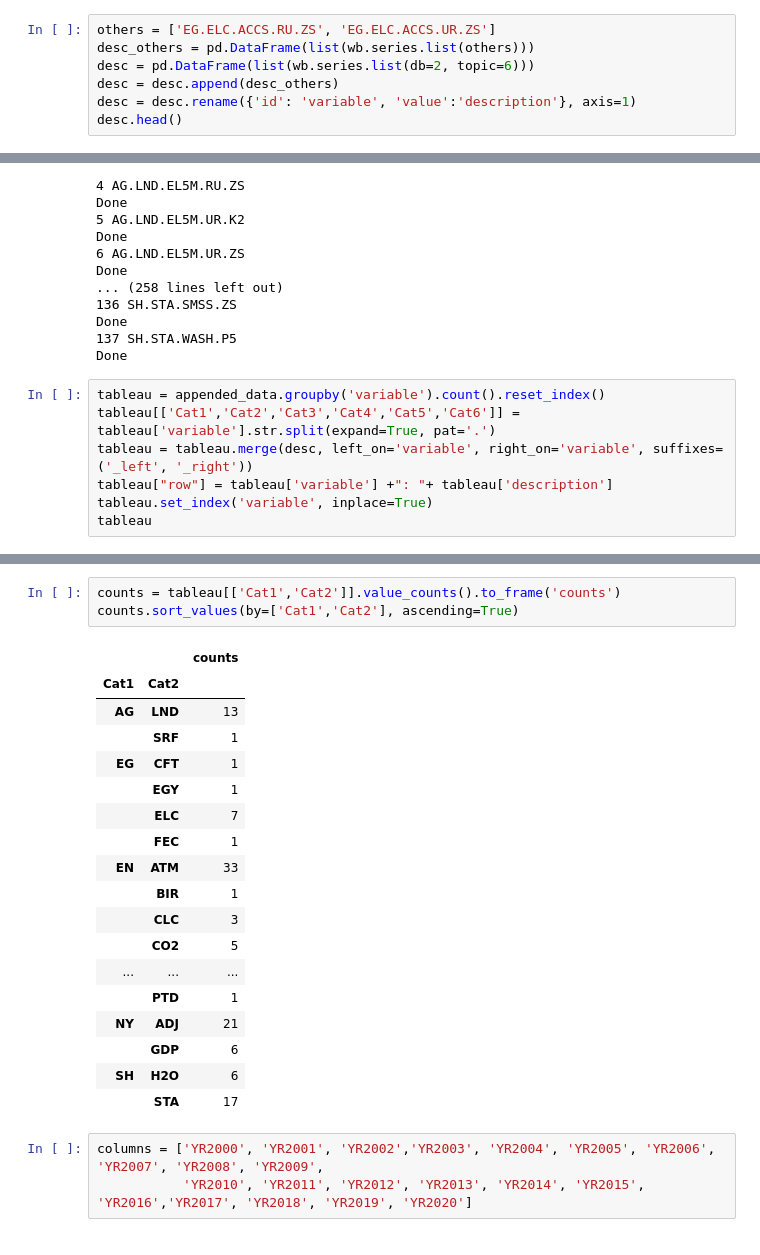
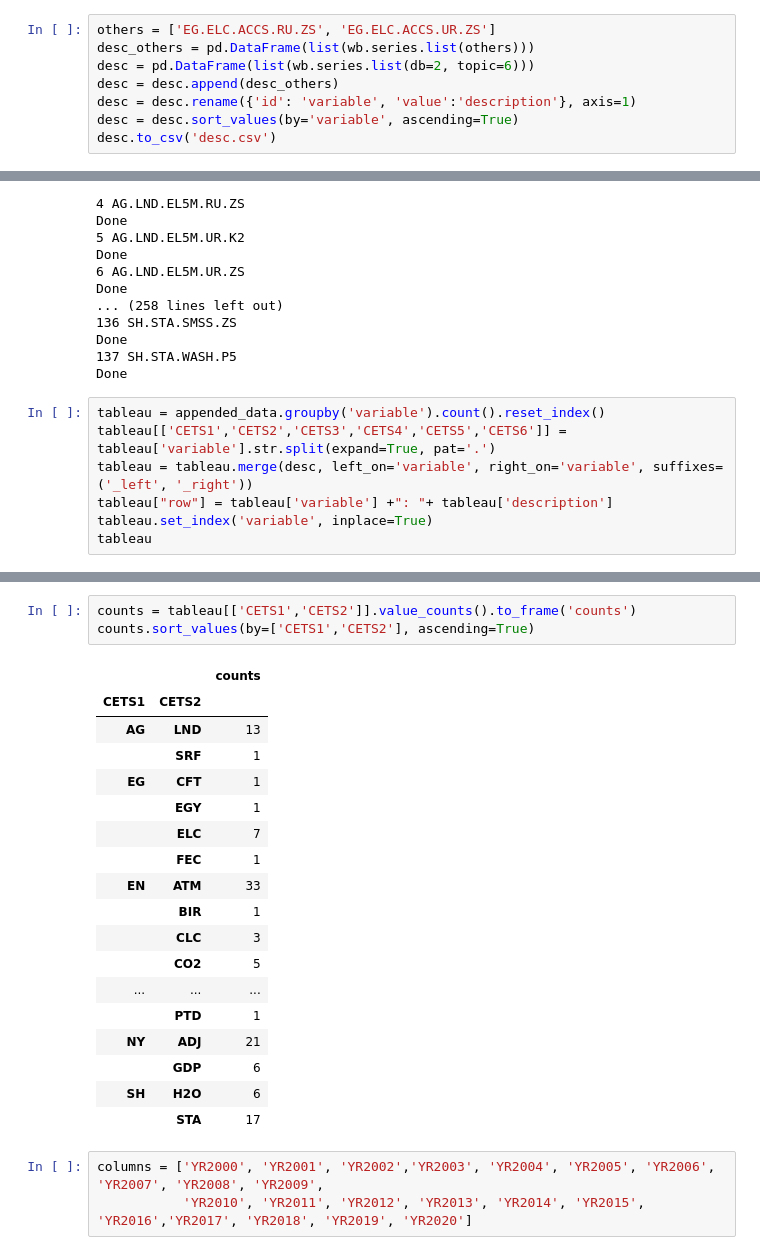
Before and after one commit to JavierParada/JavierParada.github.io, a Jupyter notebook: Inventory/Inventory.ipynb, the cells around one changed output, grey strips where cells are left out. Cells and saved outputs as stored; diff of their text form.

```diff
--- a/Inventory/Inventory.ipynb
+++ b/Inventory/Inventory.ipynb
@@ -51,4 +58,5 @@ desc_others = pd.DataFrame(list(wb.series.list(others)))
 desc = pd.DataFrame(list(wb.series.list(db=2, topic=6)))
 desc = desc.append(desc_others)
 desc = desc.rename({'id': 'variable', 'value':'description'}, axis=1)
-desc.head()
+desc = desc.sort_values(by='variable', ascending=True)
+desc.to_csv('desc.csv')
@@ -141,7 +162,7 @@ Done
 Done
 # %%
 tableau = appended_data.groupby('variable').count().reset_index()
-tableau[['Cat1','Cat2','Cat3','Cat4','Cat5','Cat6']] = tableau['variable'].str.split(expand=True, pat='.')
+tableau[['CETS1','CETS2','CETS3','CETS4','CETS5','CETS6']] = tableau['variable'].str.split(expand=True, pat='.')
 tableau = tableau.merge(desc, left_on='variable', right_on='variable', suffixes=('_left', '_right'))
 tableau["row"] = tableau['variable'] +": "+ tableau['description']
 tableau.set_index('variable', inplace=True)
@@ -166,11 +187,11 @@ tableau
 | SH.STA.SMSS.ZS | 217 | 217 | 89 | 91 | 91 | 91 | 91 | 92 | 93 | 93 | 93 | ... |
 | SH.STA.WASH.P5 | 217 | 217 | 0 | 0 | 0 | 0 | 0 | 0 | 0 | 0 | 0 | ... |
 # %%
-counts = tableau[['Cat1','Cat2']].value_counts().to_frame('counts')
-counts.sort_values(by=['Cat1','Cat2'], ascending=True)
+counts = tableau[['CETS1','CETS2']].value_counts().to_frame('counts')
+counts.sort_values(by=['CETS1','CETS2'], ascending=True)
 # %% [output]
 |  |  | counts |
-| Cat1 | Cat2 |  |
+| CETS1 | CETS2 |  |
 | AG | LND | 13 |
 |  | SRF | 1 |
 | EG | CFT | 1 |
```
Also changed, not shown: parts of 5 cells of this notebook, 2 other files.
